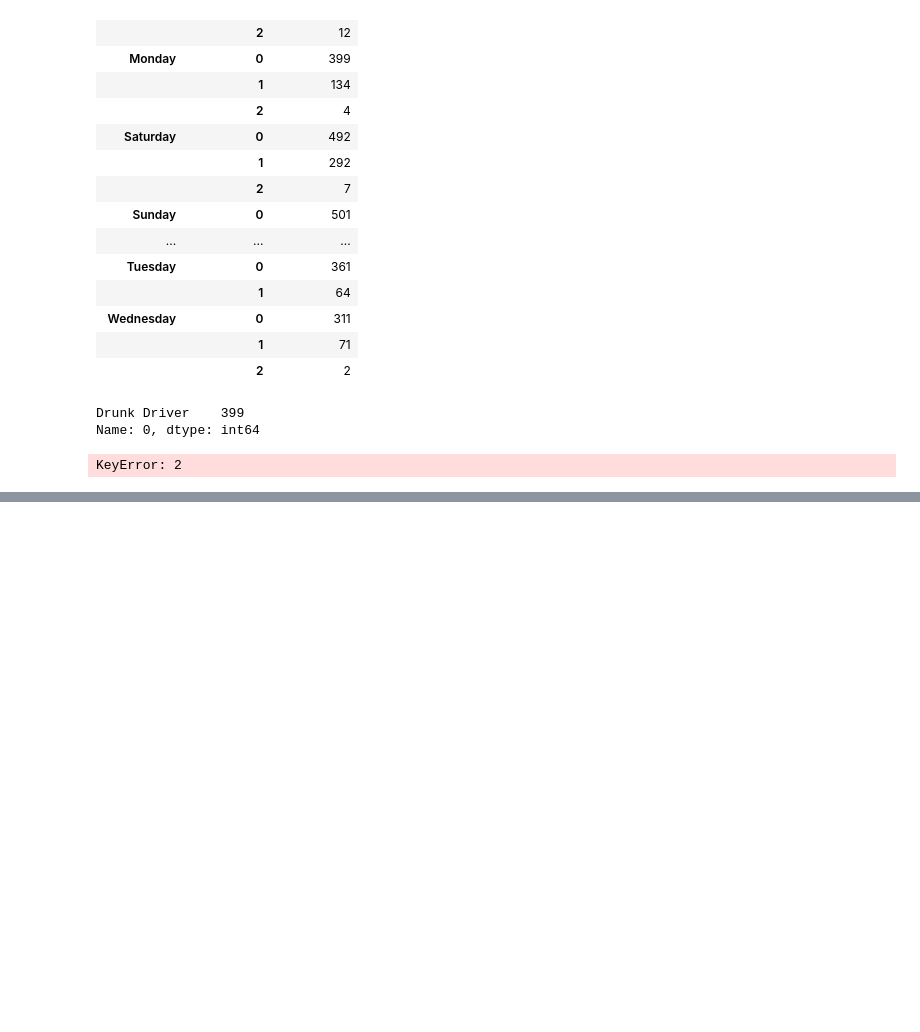
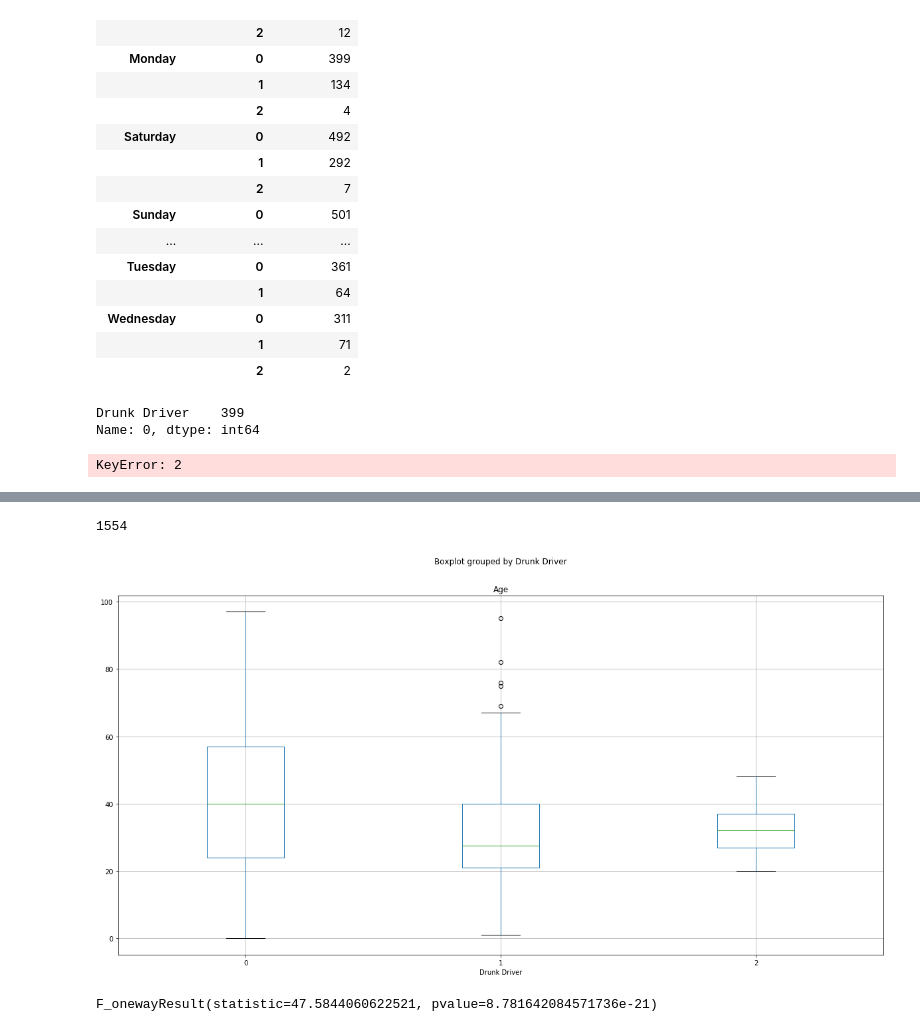
Before and after one commit to mwhitmore1/ucsd_bootcamp-traffic_accident_analysis, a Jupyter notebook: notebooks/Visualization_Tests.ipynb, the cells around one changed output, grey strips where cells are left out. Drawn from its saved outputs; the diff is of its cells as text; code cells hidden in the pictures; blank space fills up the shorter version.

Commit message:
added code to Visualization_Tests and data_processing notebooks, images for boxplot and heatmaps, zip_latlng.csv

```diff
--- a/notebooks/Visualization_Tests.ipynb
+++ b/notebooks/Visualization_Tests.ipynb
@@ -441,0 +294,3 @@ plt.show()
+# %%
+people_df["Age"] = pd.to_numeric(people_df["Age"], errors='coerce')
+people_df.dtypes
@@ -441,0 +315,13 @@ plt.show()
+# %%
+people_df_age = people_df.dropna()
+people_df_age = people_df_age[people_df_age.Age != 998]
+people_df_age = people_df_age[people_df_age.Age != 999]
+print(len(people_df_age))
+# %% [output]
+1554
+# %%
+# Create a boxplot to compare means
+people_df_age.boxplot("Age", by="Drunk Driver", figsize=(20, 10))
+plt.savefig("../Images/AgeBoxplot.png")
+# %% [output]
+[figure, added]
@@ -441,0 +333,5 @@ plt.show()
+# %%
+# Perform the ANOVA
+stats.f_oneway(none, one, two)
+# %% [output]
+F_onewayResult(statistic=47.5844060622521, pvalue=8.781642084571736e-21)
```
Also changed, not shown: parts of 25 cells of this notebook, 9 other files.
